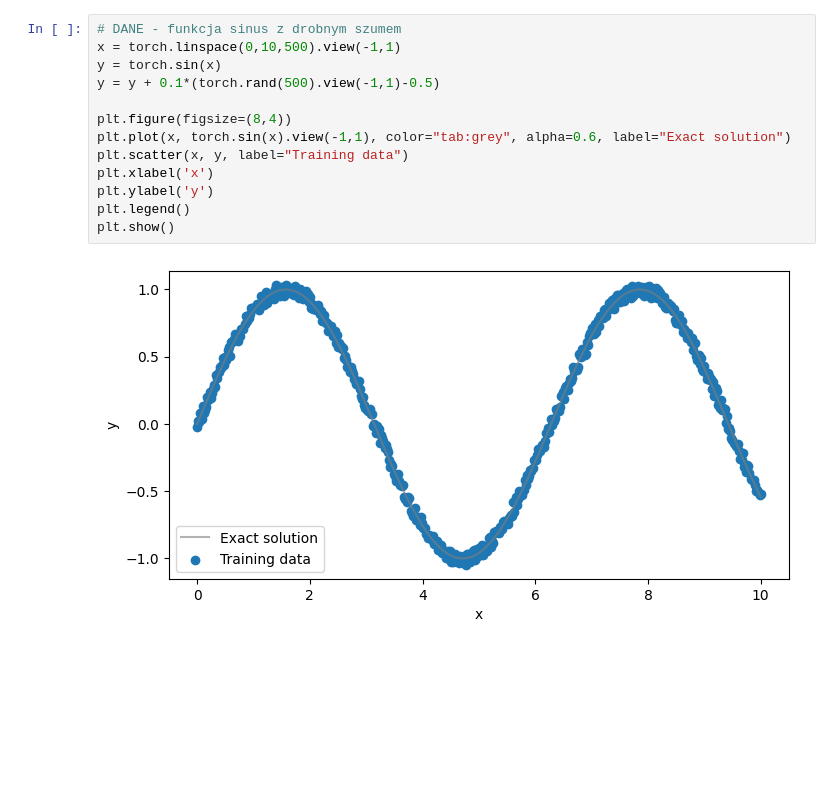
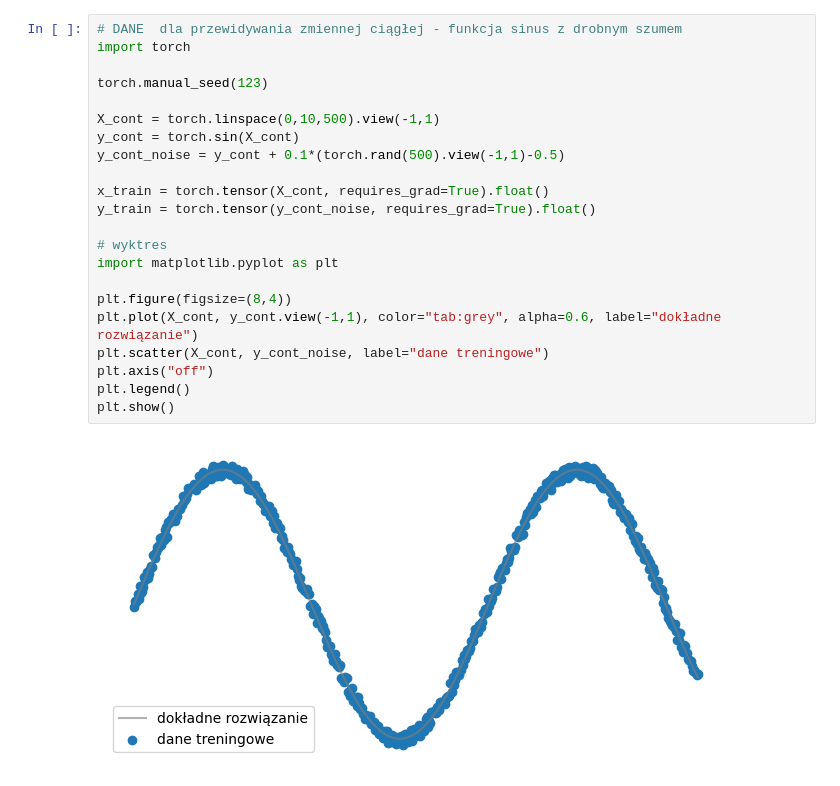
Before and after one commit to sebkaz-teaching/qml2024, a Jupyter notebook: labs/cw1.ipynb, the cells around one changed output. Cells and saved outputs as stored; diff of their text form; blank space fills up the shorter version.

```diff
--- a/labs/cw1.ipynb
+++ b/labs/cw1.ipynb
@@ -59,15 +33,24 @@ mac processor: True
 # %%
-# DANE - funkcja sinus z drobnym szumem
-x = torch.linspace(0,10,500).view(-1,1)
-y = torch.sin(x)
-y = y + 0.1*(torch.rand(500).view(-1,1)-0.5)
+# DANE  dla przewidywania zmiennej ciągłej - funkcja sinus z drobnym szumem
+import torch
+
+torch.manual_seed(123)
+
+X_cont = torch.linspace(0,10,500).view(-1,1)
+y_cont = torch.sin(X_cont)
+y_cont_noise = y_cont + 0.1*(torch.rand(500).view(-1,1)-0.5)
+
+x_train = torch.tensor(X_cont, requires_grad=True).float()
+y_train = torch.tensor(y_cont_noise, requires_grad=True).float()
+
+# wyktres
+import matplotlib.pyplot as plt
 
 plt.figure(figsize=(8,4))
-plt.plot(x, torch.sin(x).view(-1,1), color="tab:grey", alpha=0.6, label="Exact solution")
-plt.scatter(x, y, label="Training data")
-plt.xlabel('x')
-plt.ylabel('y')
+plt.plot(X_cont, y_cont.view(-1,1), color="tab:grey", alpha=0.6, label="dokładne rozwiązanie")
+plt.scatter(X_cont, y_cont_noise, label="dane treningowe")
+plt.axis("off")
 plt.legend()
 plt.show()
 # %% [output]
-[figure, old version]
+[figure, new version]
```
Also changed, not shown: parts of 18 cells of this notebook, 28 other files.
